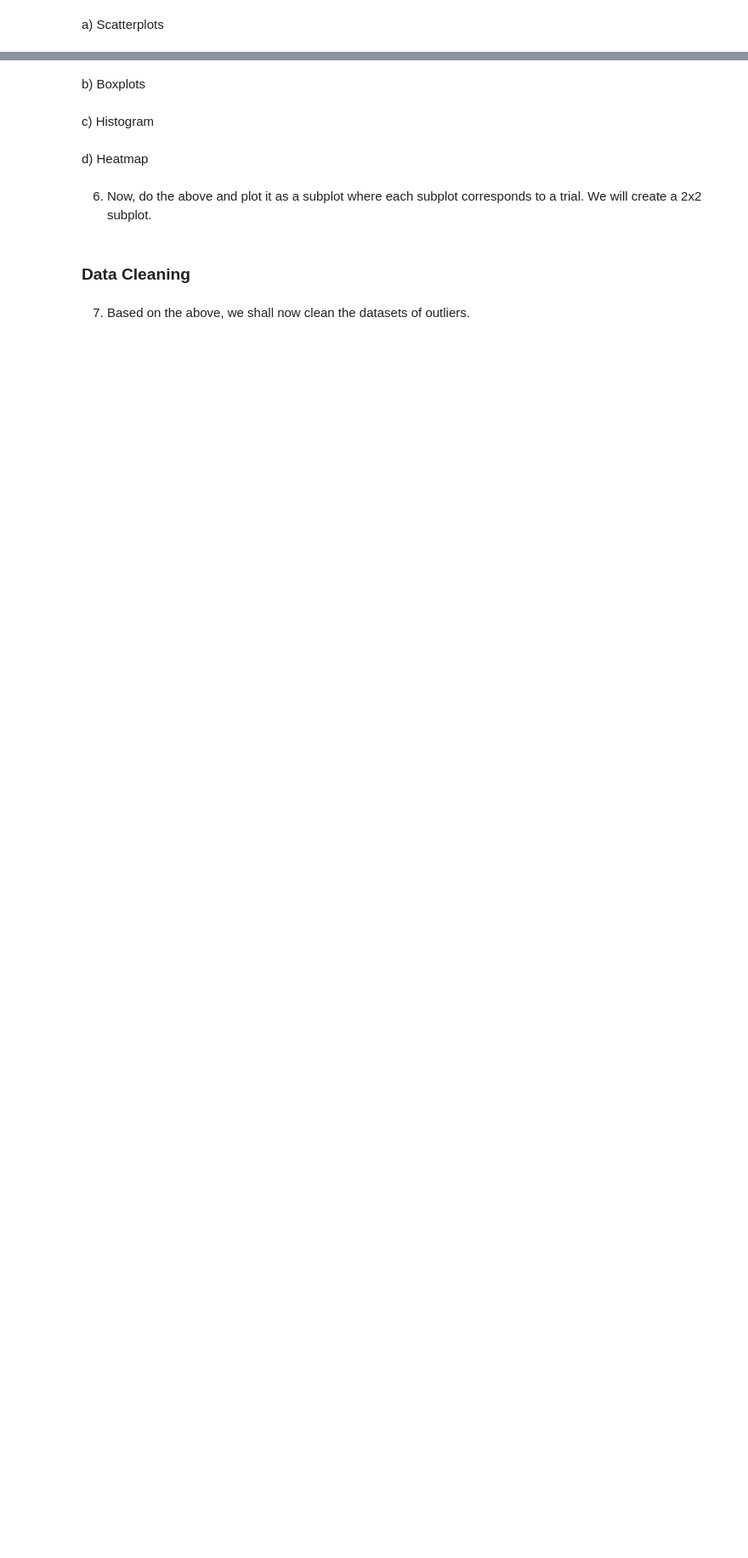
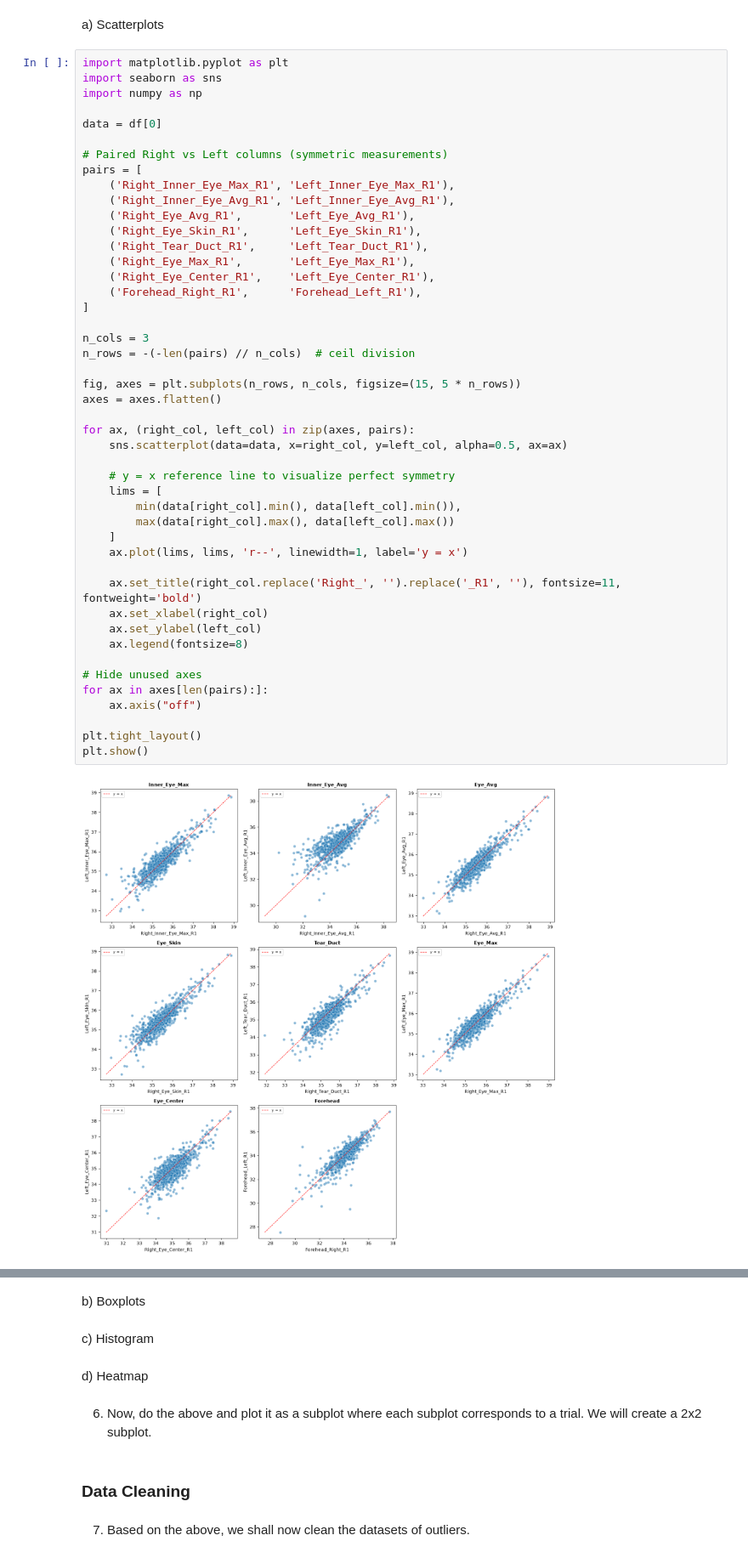
Before and after one commit to AkilanSS/23CSE301--Machine-Learning-Capstone-Project, a Jupyter notebook: notebooks/regression.ipynb, the cells around one changed output, grey strips where cells are left out. Shown at 85% size. Cells and saved outputs as stored; diff of their text form; blank space fills up the shorter version.

```diff
--- a/notebooks/regression.ipynb
+++ b/notebooks/regression.ipynb
@@ -20,2 +364,50 @@
 # %% [markdown]
 a) Scatterplots
+# %%
+import matplotlib.pyplot as plt
+import seaborn as sns
+import numpy as np
+
+data = df[0]
+
+# Paired Right vs Left columns (symmetric measurements)
+pairs = [
+    ('Right_Inner_Eye_Max_R1', 'Left_Inner_Eye_Max_R1'),
+    ('Right_Inner_Eye_Avg_R1', 'Left_Inner_Eye_Avg_R1'),
+    ('Right_Eye_Avg_R1',       'Left_Eye_Avg_R1'),
+    ('Right_Eye_Skin_R1',      'Left_Eye_Skin_R1'),
+    ('Right_Tear_Duct_R1',     'Left_Tear_Duct_R1'),
+    ('Right_Eye_Max_R1',       'Left_Eye_Max_R1'),
+    ('Right_Eye_Center_R1',    'Left_Eye_Center_R1'),
+    ('Forehead_Right_R1',      'Forehead_Left_R1'),
+]
+
+n_cols = 3
+n_rows = -(-len(pairs) // n_cols)  # ceil division
+
+fig, axes = plt.subplots(n_rows, n_cols, figsize=(15, 5 * n_rows))
+axes = axes.flatten()
+
+for ax, (right_col, left_col) in zip(axes, pairs):
+    sns.scatterplot(data=data, x=right_col, y=left_col, alpha=0.5, ax=ax)
+
+    # y = x reference line to visualize perfect symmetry
+    lims = [
+        min(data[right_col].min(), data[left_col].min()),
+        max(data[right_col].max(), data[left_col].max())
+    ]
+    ax.plot(lims, lims, 'r--', linewidth=1, label='y = x')
+
+    ax.set_title(right_col.replace('Right_', '').replace('_R1', ''), fontsize=11, fontweight='bold')
+    ax.set_xlabel(right_col)
+    ax.set_ylabel(left_col)
+    ax.legend(fontsize=8)
+
+# Hide unused axes
+for ax in axes[len(pairs):]:
+    ax.axis("off")
+
+plt.tight_layout()
+plt.show()
+# %% [output]
+[figure, added]
```
Also changed, not shown: parts of 22 cells of this notebook, 2 other files.
